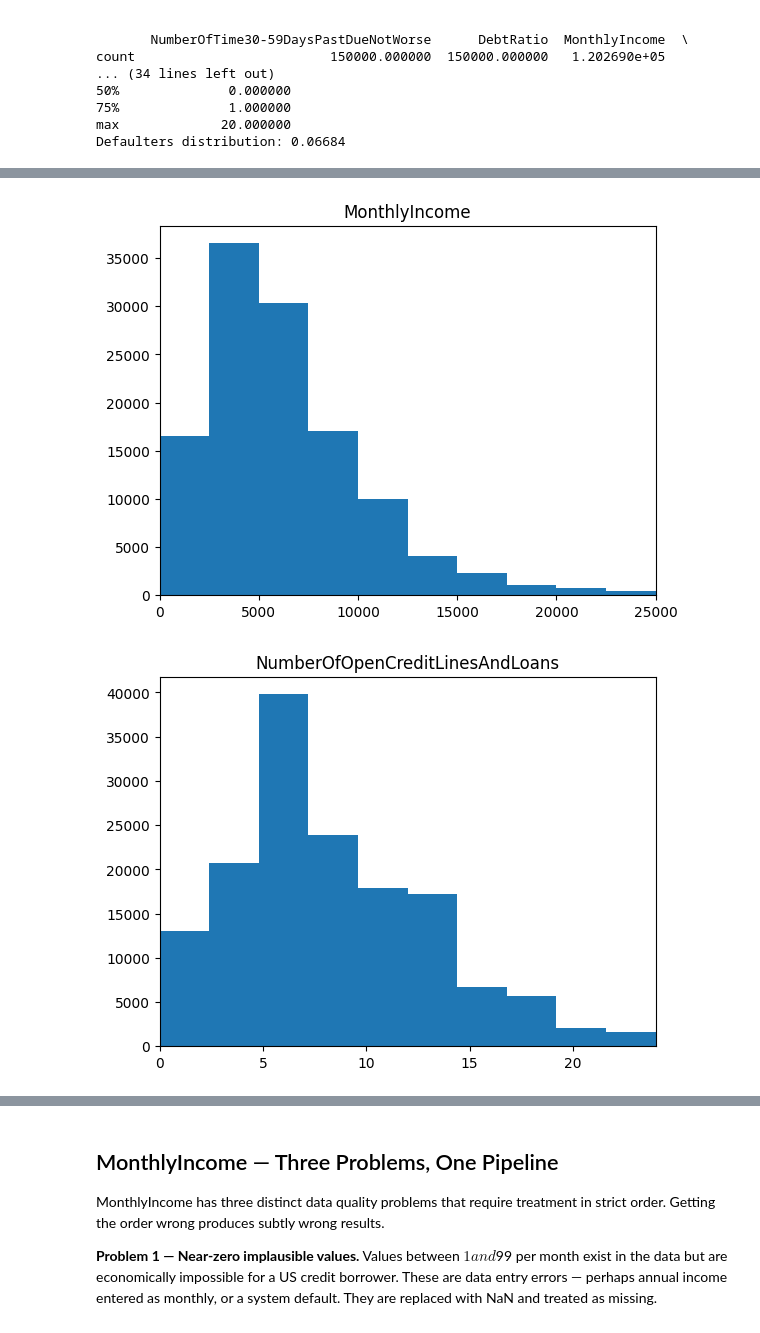
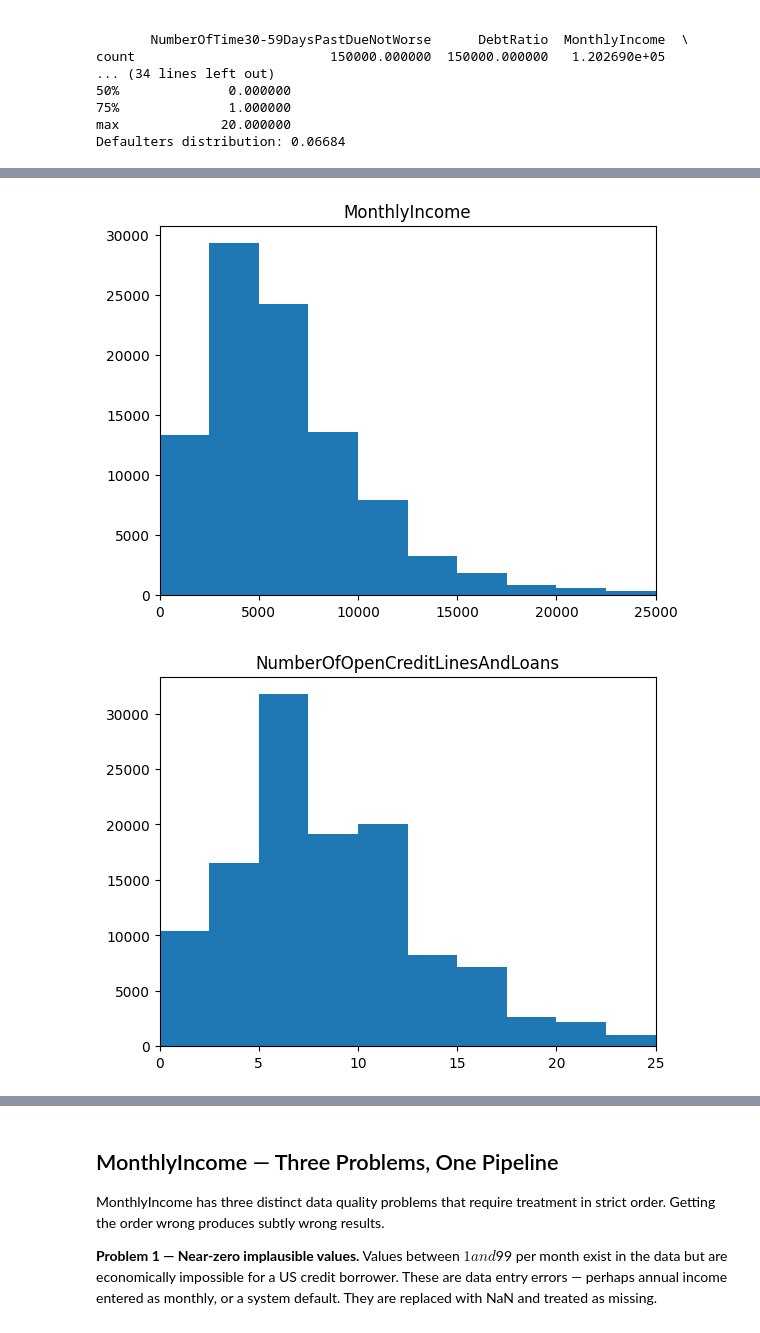
Before and after one commit to eavila-economist/Simple-credit-risk-model, a Jupyter notebook: notebooks/01_EDA_and_Cleaning.ipynb, the cells around one changed output, grey strips where cells are left out. Saved outputs shown, nothing was run; the diff lists cells and outputs as text; code cells hidden in the pictures.

```diff
--- a/notebooks/01_EDA_and_Cleaning.ipynb
+++ b/notebooks/01_EDA_and_Cleaning.ipynb
@@ -62,10 +83,10 @@ Defaulters distribution: 0.06684
 # %%
 # EDA specific features
 
-columns = X.columns
+columns = X_train.columns
 for i in columns:
-    p99 = np.nanpercentile(X[i], 99)
-    data_to_plot = X[i][X[i] <= p99]
+    p99 = np.nanpercentile(X_train[i], 99)
+    data_to_plot = X_train[i][X_train[i] <= p99]
     plt.hist(data_to_plot, bins=10)
     plt.xlim(0,p99)
     plt.title(i)
@@ -78,2 +99,2 @@ for i in columns:
-[figure, old version]
+[figure, new version]
-[figure, old version]
+[figure, new version]
```
Also changed, not shown: parts of 44 cells of this notebook, 1 other file.
